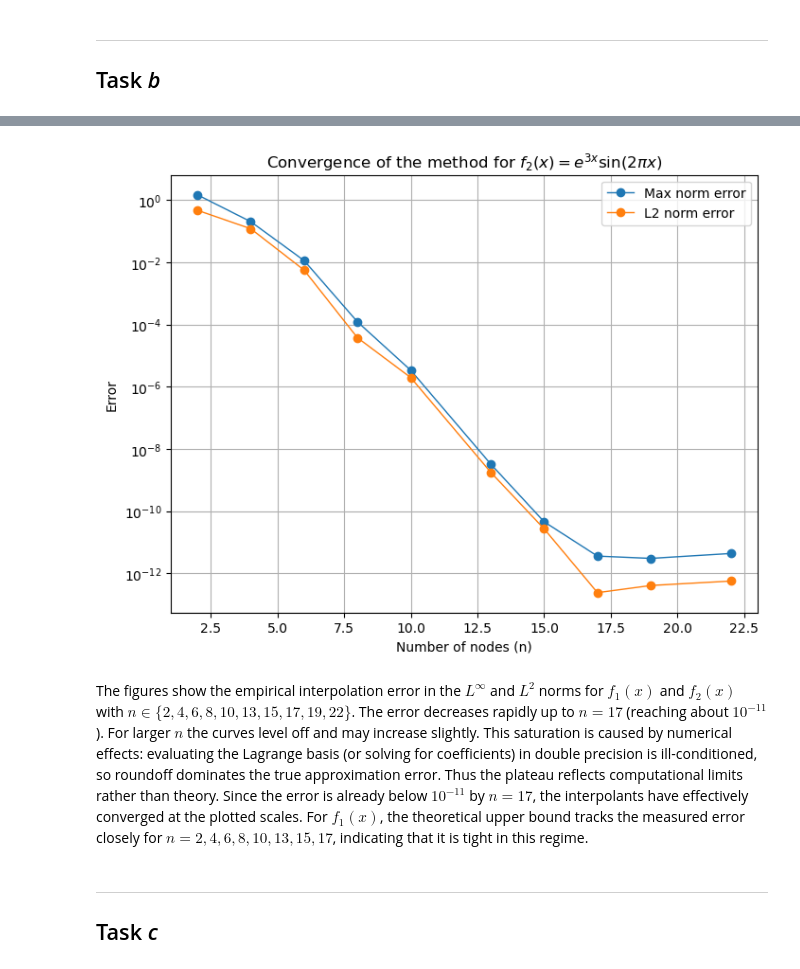
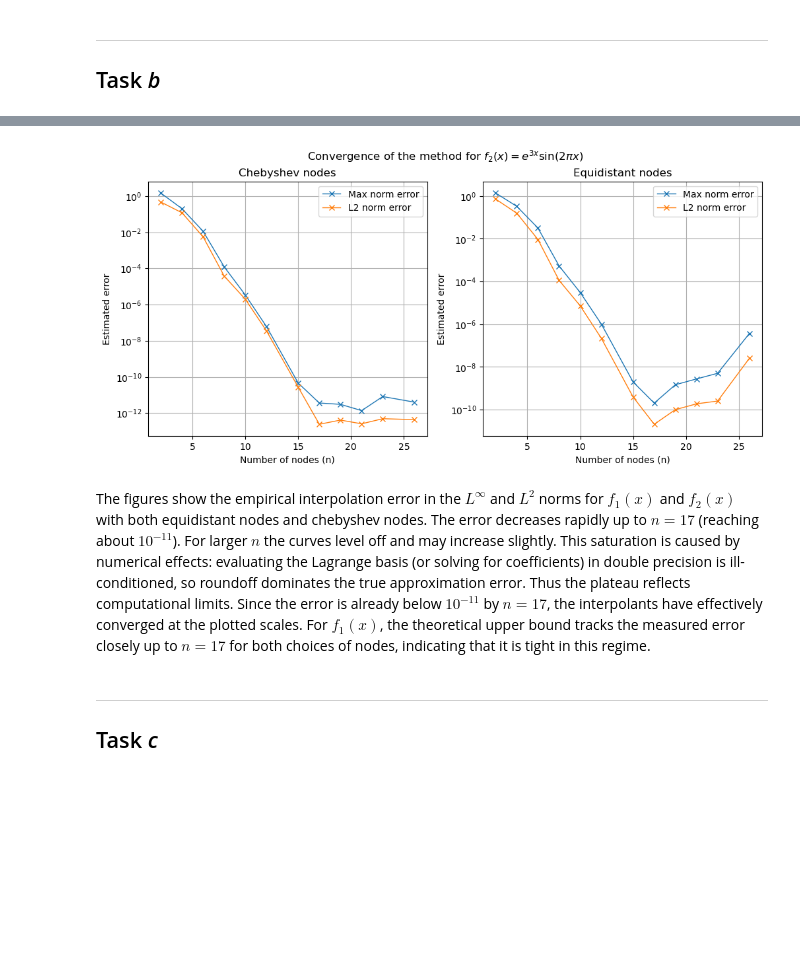
Before and after one commit to Benj181/NTNU-courses, a Jupyter notebook: NumMat/project01/report.ipynb, the cells around one changed output, grey strips where cells are left out. Cells and saved outputs as stored; diff of their text form; code cells hidden in the pictures; blank space fills up the shorter version.

```diff
--- a/NumMat/project01/report.ipynb
+++ b/NumMat/project01/report.ipynb
@@ -213,7 +262,7 @@ def error_lagrange(n, a, b, f, nodes_str):
         - err_2 (float): The L2 norm error.
     """
     N = 100*n
-    nodes, pn = lagrange_func(n, a, b, f, nodes_str=nodes_str)
+    _, pn = lagrange_func(n, a, b, f, nodes_str=nodes_str)
     xs = np.linspace(a, b, N)
     f_vals = f(xs)
     vals = pn(xs)
@@ -256,16 +324,25 @@ plt.show()
 # %%
-plt.semilogy(n_values, errors_f2[:, 0], 'o-', label='Max norm error')
-plt.semilogy(n_values, errors_f2[:, 1], 'o-', label='L2 norm error')
-plt.xlabel('Number of nodes (n)')
-plt.ylabel('Error')
-plt.title(r'Convergence of the method for $f_2(x) = e^{3x} \sin(2\pi x)$')
-plt.legend()
+fig, ax = plt.subplots(1, 2, figsize=(12, 5))
+ax[0].semilogy(n_values, errors_f2["max_cheb"], 'x-', label='Max norm error')
+ax[0].semilogy(n_values, errors_f2["L2_cheb"], 'x-', label='L2 norm error')
+ax[0].set_title('Chebyshev nodes')
+ax[0].set_xlabel('Number of nodes (n)')
+ax[0].set_ylabel('Estimated error')
+ax[0].legend()
+
+ax[1].semilogy(n_values, errors_f2["max_eq"], 'x-', label='Max norm error')
+ax[1].semilogy(n_values, errors_f2["L2_eq"], 'x-', label='L2 norm error')
+ax[1].set_title('Equidistant nodes')
+ax[1].set_xlabel('Number of nodes (n)')
+ax[1].set_ylabel('Estimated error')
+ax[1].legend()
+fig.suptitle(r'Convergence of the method for $f_2(x) = e^{3x} \sin(2\pi x)$')
 plt.grid(True)
 plt.show()
 # %% [output]
-[figure, old version]
+[figure, new version]
 # %% [markdown]
-The figures show the empirical interpolation error in the $L^\infty$ and $L^2$ norms for $f_1(x)$ and $f_2(x)$ with $n\in\{2,4,6,8,10,13,15,17,19,22\}$. The error decreases rapidly up to $n=17$ (reaching about $10^{-11}$). For larger $n$ the curves level off and may increase slightly. This saturation is caused by numerical effects: evaluating the Lagrange basis (or solving for coefficients) in double precision is ill-conditioned, so roundoff dominates the true approximation error. Thus the plateau reflects computational limits rather than theory. Since the error is already below $10^{-11}$ by $n=17$, the interpolants have effectively converged at the plotted scales. For $f_1(x)$, the theoretical upper bound tracks the measured error closely for $n=2,4,6,8,10,13,15,17$, indicating that it is tight in this regime.
+The figures show the empirical interpolation error in the $L^\infty$ and $L^2$ norms for $f_1(x)$ and $f_2(x)$ with both equidistant nodes and chebyshev nodes. The error decreases rapidly up to $n=17$ (reaching about $10^{-11}$). For larger $n$ the curves level off and may increase slightly. This saturation is caused by numerical effects: evaluating the Lagrange basis (or solving for coefficients) in double precision is ill-conditioned, so roundoff dominates the true approximation error. Thus the plateau reflects computational limits. Since the error is already below $10^{-11}$ by $n=17$, the interpolants have effectively converged at the plotted scales. For $f_1(x)$, the theoretical upper bound tracks the measured error closely up to $n=17$ for both choices of nodes, indicating that it is tight in this regime.
 # %% [markdown]
 ___
 ## Task *c*
```
Also changed, not shown: parts of 18 cells of this notebook.
